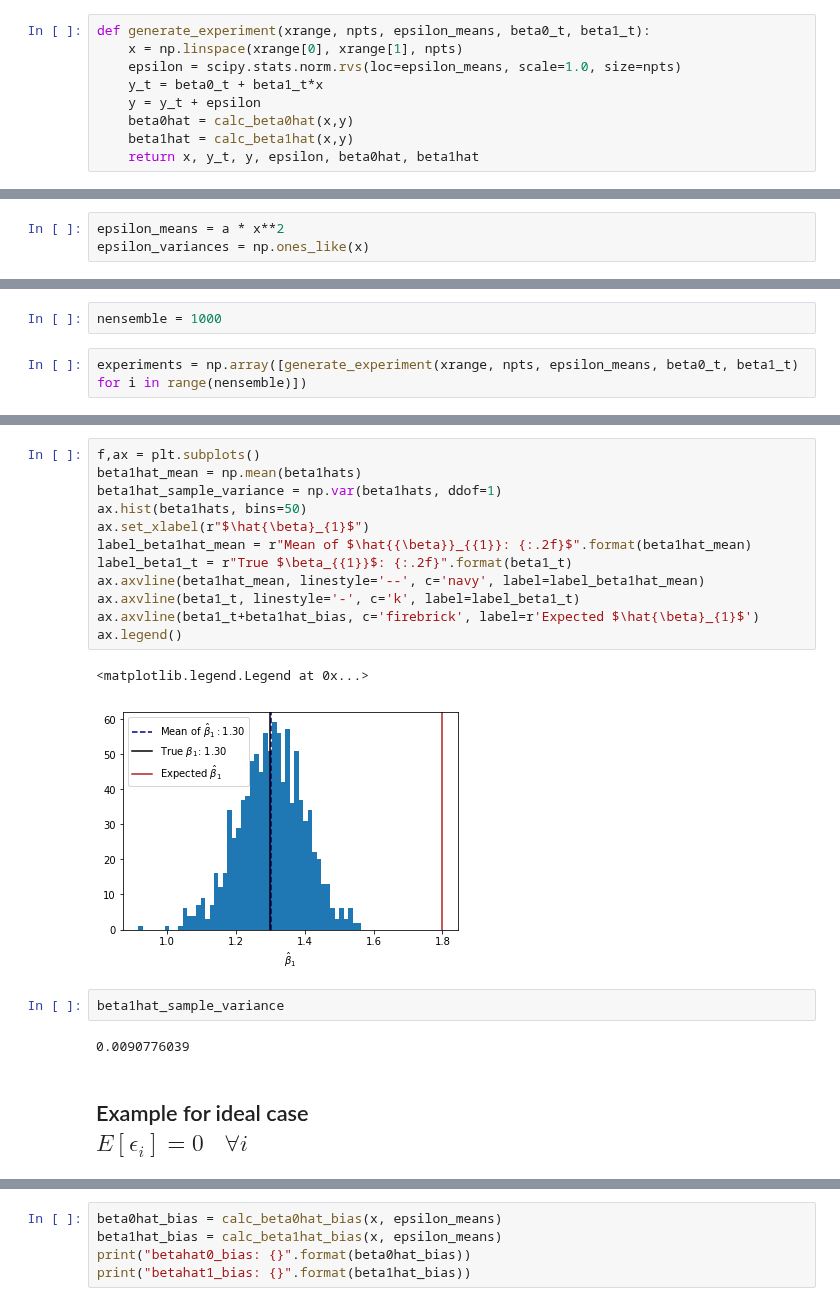
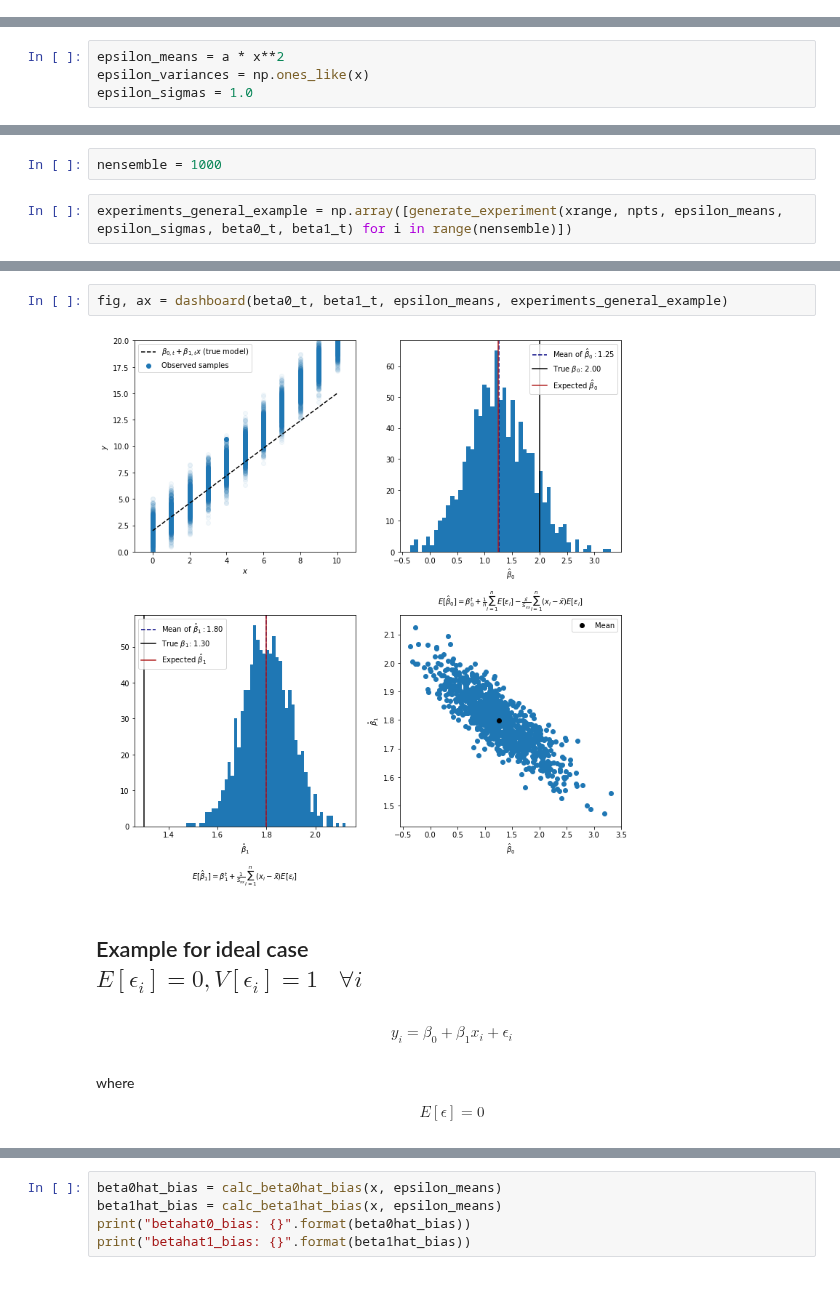
Before and after one commit to denglert/statistics-sandbox, a Jupyter notebook: linear_regression/simple_linear_regression.ipynb, the cells around one changed output, grey strips where cells are left out. Drawn from its saved outputs; the diff is of its cells as text.

```diff
--- a/linear_regression/simple_linear_regression.ipynb
+++ b/linear_regression/simple_linear_regression.ipynb
@@ -303,10 +247 @@ def calc_beta1hat_variance(x, epsilon_variances):
-# %%
-def generate_experiment(xrange, npts, epsilon_means, beta0_t, beta1_t):
-    x = np.linspace(xrange[0], xrange[1], npts)
-    epsilon = scipy.stats.norm.rvs(loc=epsilon_means, scale=1.0, size=npts)
-    y_t = beta0_t + beta1_t*x
-    y = y_t + epsilon
-    beta0hat = calc_beta0hat(x,y)
-    beta1hat = calc_beta1hat(x,y)
-    return x, y_t, y, epsilon, beta0hat, beta1hat
 # %% [markdown]
@@ -337,6 +272,7 @@ beta1_t = 1.3
 # %%
 epsilon_means = a * x**2
 epsilon_variances = np.ones_like(x)
+epsilon_sigmas = 1.0
 # %%
 beta0hat_bias = calc_beta0hat_bias(x, epsilon_means)
 beta1hat_bias = calc_beta1hat_bias(x, epsilon_means)
@@ -353,4 +289,4 @@ betahat1_variance: 0.00909090909090909
 # %%
 nensemble = 1000
 # %%
-experiments = np.array([generate_experiment(xrange, npts, epsilon_means, beta0_t, beta1_t) for i in range(nensemble)])
+experiments_general_example = np.array([generate_experiment(xrange, npts, epsilon_means, epsilon_sigmas, beta0_t, beta1_t) for i in range(nensemble)])
@@ -390,25 +293,25 @@ ax.legend()
-# %%
-f,ax = plt.subplots()
-beta1hat_mean = np.mean(beta1hats)
-beta1hat_sample_variance = np.var(beta1hats, ddof=1)
-ax.hist(beta1hats, bins=50)
-ax.set_xlabel(r"$\hat{\beta}_{1}$")
-label_beta1hat_mean = r"Mean of $\hat{{\beta}}_{{1}}: {:.2f}$".format(beta1hat_mean)
-label_beta1_t = r"True $\beta_{{1}}$: {:.2f}".format(beta1_t)
-ax.axvline(beta1hat_mean, linestyle='--', c='navy', label=label_beta1hat_mean)
-ax.axvline(beta1_t, linestyle='-', c='k', label=label_beta1_t)
-ax.axvline(beta1_t+beta1hat_bias, c='firebrick', label=r'Expected $\hat{\beta}_{1}$')
-ax.legend()
-# %% [output]
-<matplotlib.legend.Legend at 0x...>
-[figure, removed]
-# %%
-beta1hat_sample_variance
-# %% [output]
-0.0090776039
+# %%
+fig, ax = dashboard(beta0_t, beta1_t, epsilon_means, experiments_general_example)
+# %% [output]
+[figure, added]
 # %% [markdown]
-
-## Example for ideal case <br>$E[\epsilon_{i}] = 0 ~~~~ \forall i$
+## Example for ideal case <br>$E[\epsilon_{i}] = 0, V[\epsilon_{i}] = 1  ~~~~ \forall i$
+# %% [markdown]
+\begin{equation}
+    y_{i}
+    =
+    \beta_{0}
+    +
+    \beta_{1} x_{i}
+    +
+    \epsilon_{i}
+\end{equation}
+# %% [markdown]
+where
+
+\begin{equation}
+    E[\epsilon] = 0
+\end{equation}
 # %%
 xrange = (0.0, 10.0)
 npts = 11
```
Also changed, not shown: parts of 26 cells of this notebook, 1 other file.
